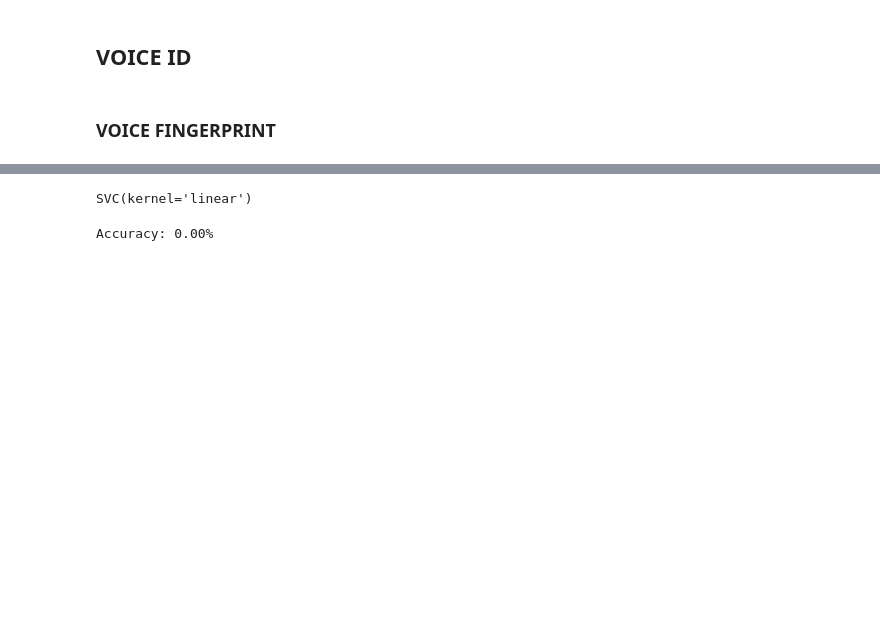
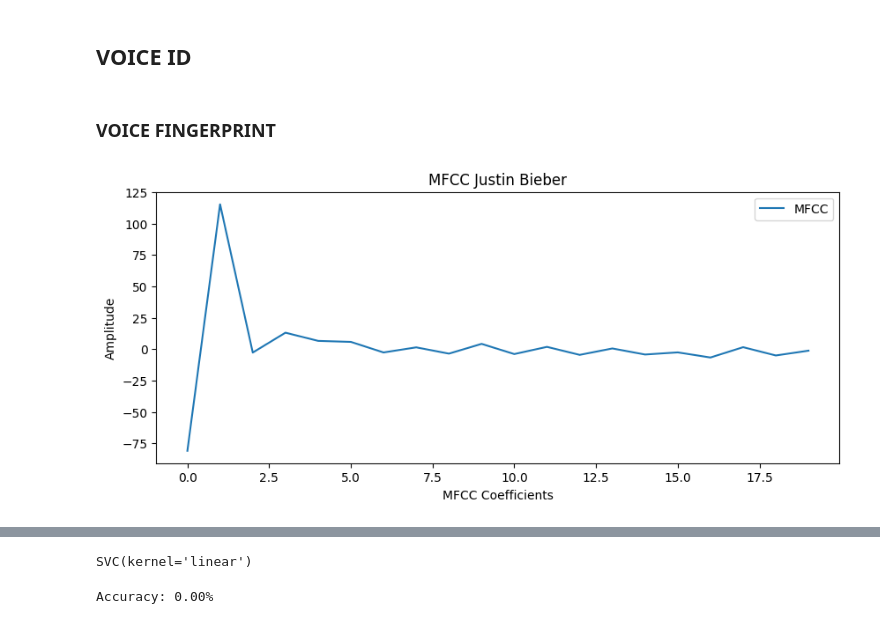
Before and after one commit to WelsneilT/Seminar-AI-in-Music, a Jupyter notebook: AI-Music.ipynb, the cells around one changed output, grey strips where cells are left out. Cells and saved outputs as stored; diff of their text form; code cells hidden in the pictures; blank space fills up the shorter version.

```diff
--- a/AI-Music.ipynb
+++ b/AI-Music.ipynb
@@ -46,6 +136,23 @@ def extract_features(audio_file):
     # Kết hợp tất cả đặc trưng thành một vector duy nhất
     features = np.hstack([mfccs, chroma, spectral_contrast])
     return features
+# %%
+def plot_mfcc(audio_file):
+    y, sr = librosa.load(audio_file)
+    mfccs = librosa.feature.mfcc(y=y, sr=sr)
+    averaged_mfccs = np.mean(mfccs, axis=1)
+
+    plt.figure(figsize=(10, 4))
+    plt.plot(averaged_mfccs, label='MFCC')
+    plt.title('MFCC Justin Bieber')
+    plt.xlabel('MFCC Coefficients')
+    plt.ylabel('Amplitude')
+    plt.legend()
+    plt.show()
+
+plot_mfcc('./Music-Human/Justin-Bieber-Ghost.wav')
+# %% [output]
+[figure, added]
 # %%
 def prepare_dataset(audio_files, labels):
     features = []
```
Also changed, not shown: parts of 6 cells of this notebook, 2 other files.
